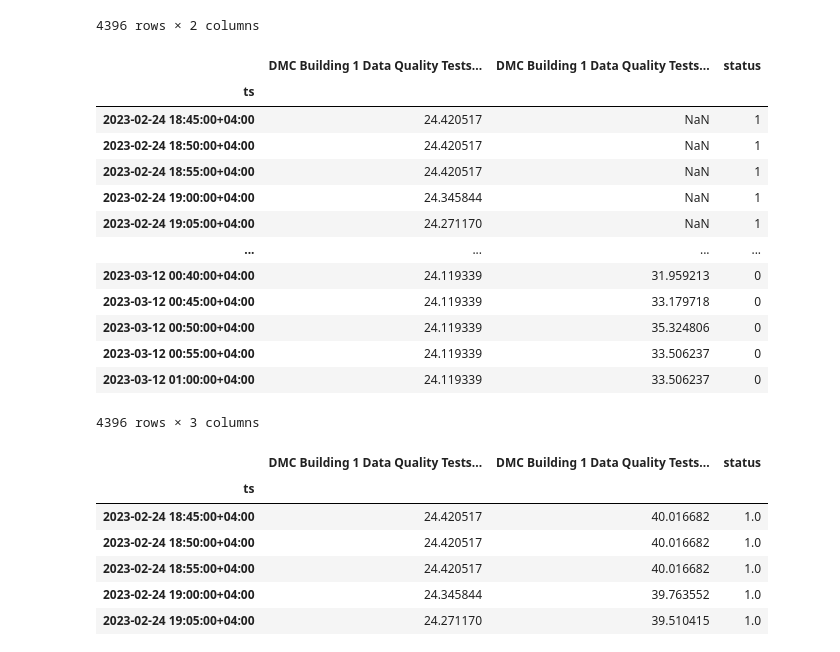
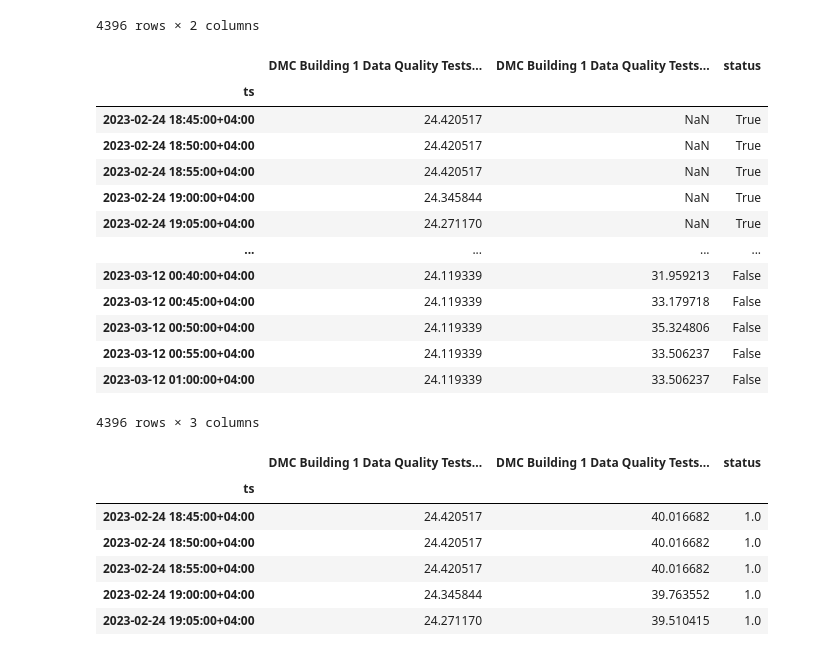
Before and after one commit to quajada/HubgradeDataCleaning, a Jupyter notebook: ChristineWorkspace.ipynb, the cells around one changed output. Saved outputs shown, nothing was run; the diff lists cells and outputs as text; code cells hidden in the pictures.

```diff
--- a/ChristineWorkspace.ipynb
+++ b/ChristineWorkspace.ipynb
@@ -181,22 +181,22 @@ mt
 | 2023-03-12 01:00:00+04:00 | 24.119339 | 33.506237 |
 4396 rows × 2 columns
 # %%
-mt["status"] = mt.isna().any(axis=1).replace(True,1).replace(False,0)
+mt["status"] = mt.isna().any(axis=1)#.replace(True,1).replace(False,0)
 mt
 # %% [output]
 |  | DMC Building 1 Data Quality Tests... | DMC Building 1 Data Quality Tests... | status |
 | ts |  |  |  |
-| 2023-02-24 18:45:00+04:00 | 24.420517 | NaN | 1 |
-| 2023-02-24 18:50:00+04:00 | 24.420517 | NaN | 1 |
-| 2023-02-24 18:55:00+04:00 | 24.420517 | NaN | 1 |
-| 2023-02-24 19:00:00+04:00 | 24.345844 | NaN | 1 |
-| 2023-02-24 19:05:00+04:00 | 24.271170 | NaN | 1 |
+| 2023-02-24 18:45:00+04:00 | 24.420517 | NaN | True |
+| 2023-02-24 18:50:00+04:00 | 24.420517 | NaN | True |
+| 2023-02-24 18:55:00+04:00 | 24.420517 | NaN | True |
+| 2023-02-24 19:00:00+04:00 | 24.345844 | NaN | True |
+| 2023-02-24 19:05:00+04:00 | 24.271170 | NaN | True |
 | ... | ... | ... | ... |
-| 2023-03-12 00:40:00+04:00 | 24.119339 | 31.959213 | 0 |
-| 2023-03-12 00:45:00+04:00 | 24.119339 | 33.179718 | 0 |
-| 2023-03-12 00:50:00+04:00 | 24.119339 | 35.324806 | 0 |
-| 2023-03-12 00:55:00+04:00 | 24.119339 | 33.506237 | 0 |
-| 2023-03-12 01:00:00+04:00 | 24.119339 | 33.506237 | 0 |
+| 2023-03-12 00:40:00+04:00 | 24.119339 | 31.959213 | False |
+| 2023-03-12 00:45:00+04:00 | 24.119339 | 33.179718 | False |
+| 2023-03-12 00:50:00+04:00 | 24.119339 | 35.324806 | False |
+| 2023-03-12 00:55:00+04:00 | 24.119339 | 33.506237 | False |
+| 2023-03-12 01:00:00+04:00 | 24.119339 | 33.506237 | False |
 4396 rows × 3 columns
 # %%
 imputer = IterativeImputer()
```
Also changed, not shown: parts of 1 cell of this notebook.
